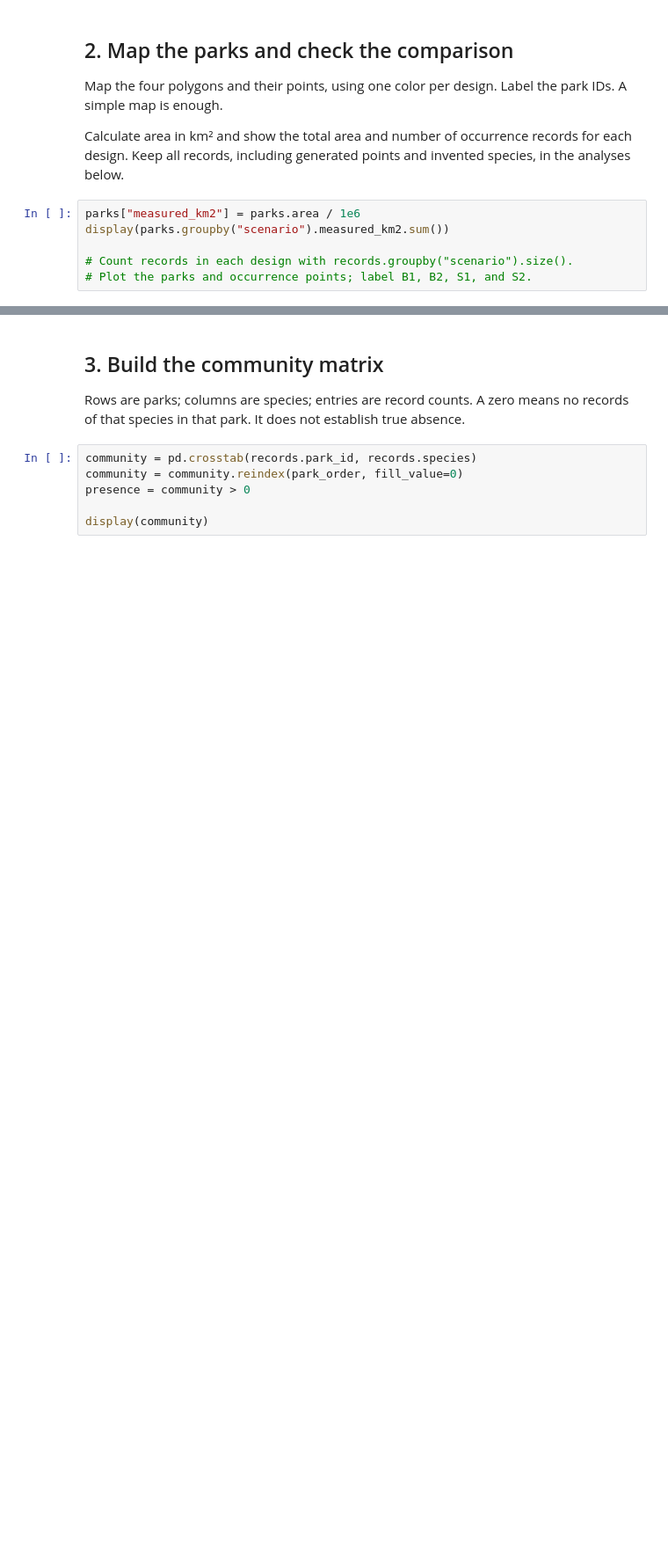
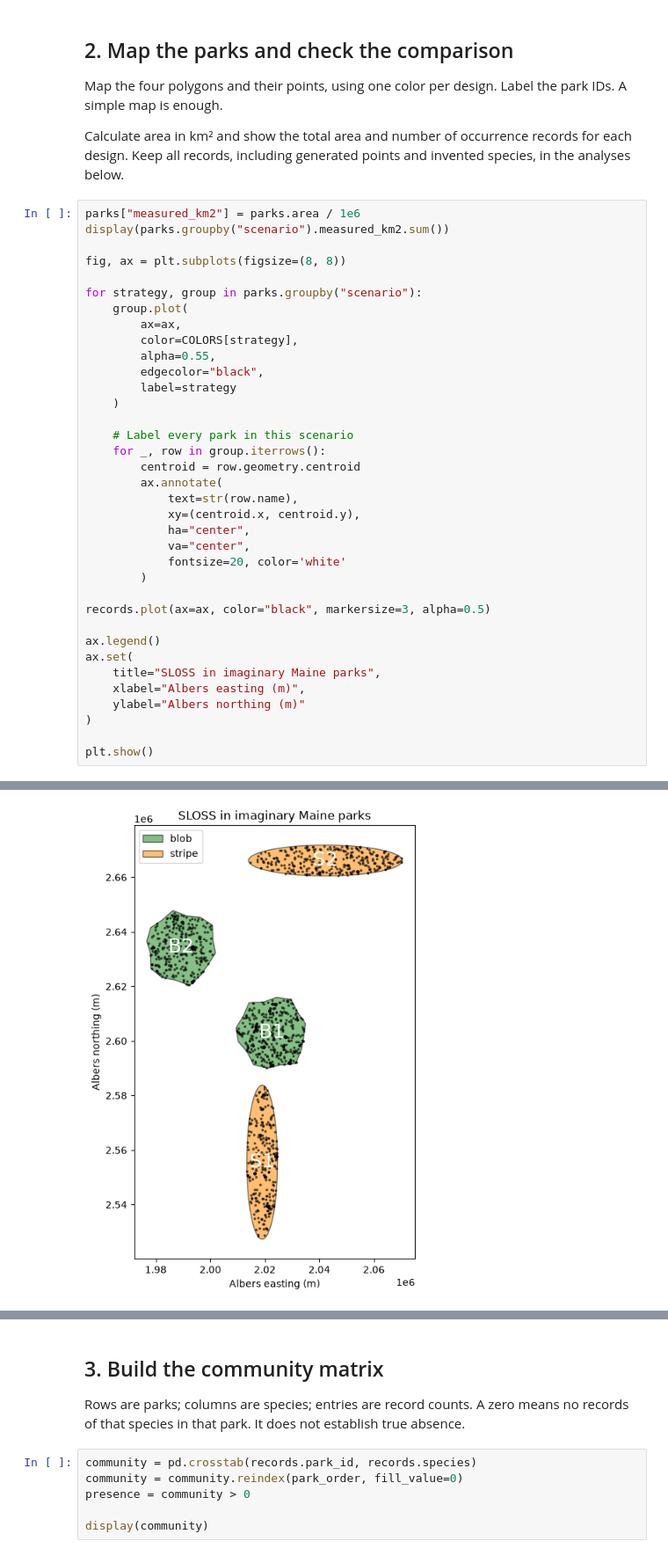
Before and after one commit to jddeabreu/BIO597-SpatialBiodiversity, a Jupyter notebook: docs/assignments/Assignment-10-SpatialCommunityComposition.ipynb, the cells around one changed output, grey strips where cells are left out. Shown at 88% size. Cells and saved outputs as stored; diff of their text form; blank space fills up the shorter version.

```diff
--- a/docs/assignments/Assignment-10-SpatialCommunityComposition.ipynb
+++ b/docs/assignments/Assignment-10-SpatialCommunityComposition.ipynb
@@ -68,5 +76,36 @@ species, in the analyses below.
 parks["measured_km2"] = parks.area / 1e6
 display(parks.groupby("scenario").measured_km2.sum())
 
-# Count records in each design with records.groupby("scenario").size().
-# Plot the parks and occurrence points; label B1, B2, S1, and S2.
+fig, ax = plt.subplots(figsize=(8, 8))
+
+for strategy, group in parks.groupby("scenario"):
+    group.plot(
+        ax=ax,
+        color=COLORS[strategy],
+        alpha=0.55,
+        edgecolor="black",
+        label=strategy
+    )
+
+    # Label every park in this scenario
+    for _, row in group.iterrows():
+        centroid = row.geometry.centroid
+        ax.annotate(
+            text=str(row.name),
+            xy=(centroid.x, centroid.y),
+            ha="center",
+            va="center",
+            fontsize=20, color='white'
+        )
+
+records.plot(ax=ax, color="black", markersize=3, alpha=0.5)
+
+ax.legend()
+ax.set(
+    title="SLOSS in imaginary Maine parks",
+    xlabel="Albers easting (m)",
+    ylabel="Albers northing (m)"
+)
+
+plt.show()
+# %% [output]
@@ -73,3 +116,4 @@ display(parks.groupby("scenario").measured_km2.sum())
+[figure, added]
 # %% [markdown]
 **Interpretation:** What is held equal between the designs? What differs besides
 shape? Predict which design will capture more species, and explain why.
```
Also changed, not shown: parts of 21 cells of this notebook.
